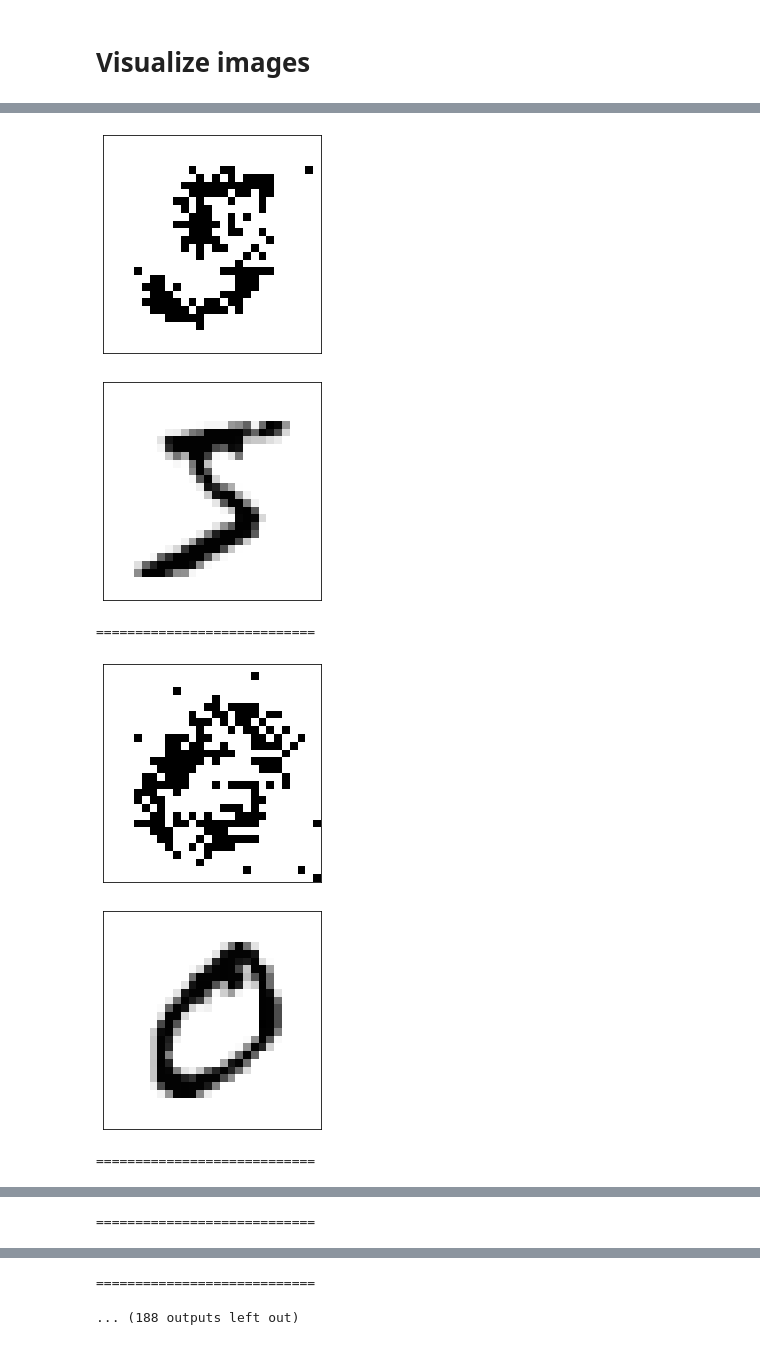
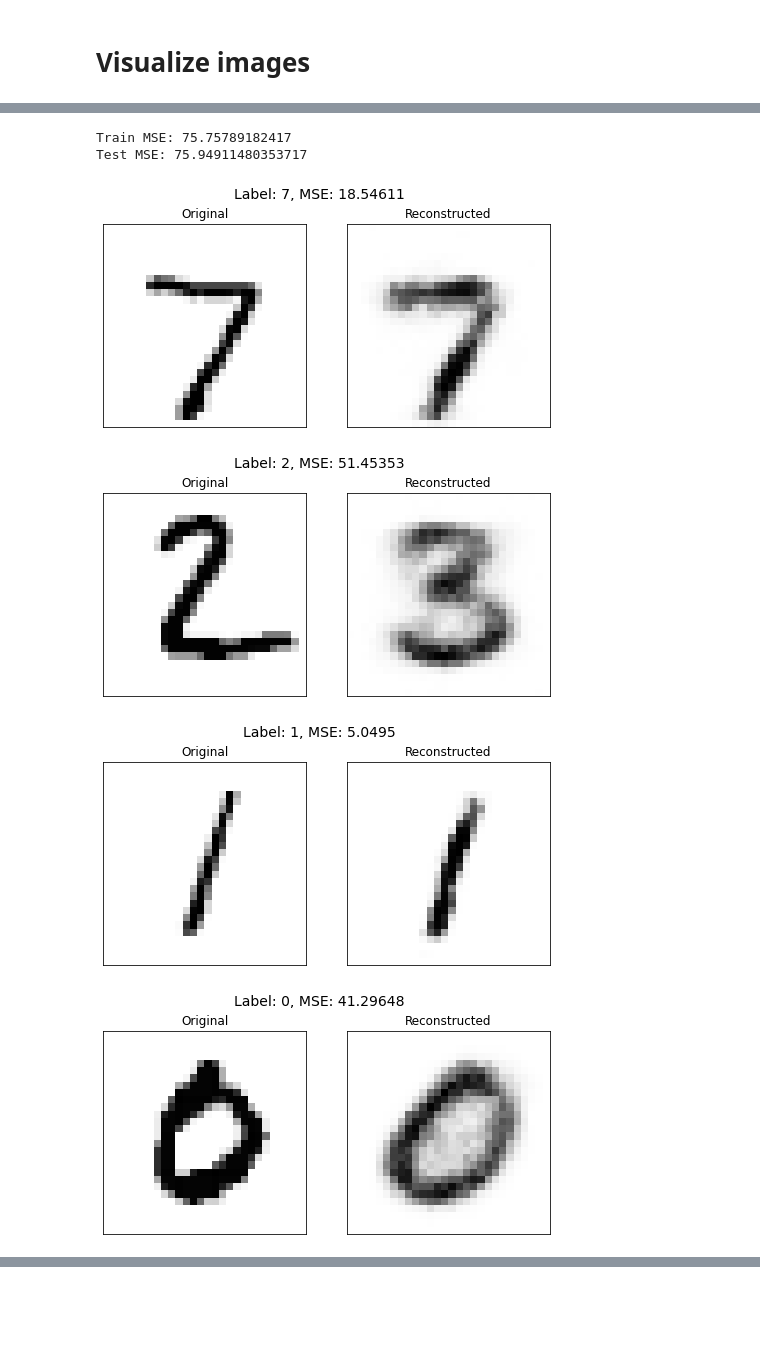
Before and after one commit to DiegoArcelli/ISPR-Midterms, a Jupyter notebook: Midterm2/Assignment2/rbm.ipynb, the cells around one changed output, grey strips where cells are left out. Saved outputs shown, nothing was run; the diff lists cells and outputs as text; code cells hidden in the pictures; blank space fills up the shorter version.

```diff
--- a/Midterm2/Assignment2/rbm.ipynb
+++ b/Midterm2/Assignment2/rbm.ipynb
@@ -199,5 +238,5 @@ print(a)
 # %%
-model = RBM(784, 128)
-model.train(train_data, epochs=10, batch_size=64, lr=1)
+model = RBM(784, 64)
+model.train(train_data, epochs=10, batch_size=32, lr=0.75)
 # %% [output]
 Training epoch 1/10
@@ -213,3 +245,0 @@ Training epoch 10/10
-# %%
-model = RBM(784, 128)
-train_data[0].reshape(1, -1).shape
@@ -218,14 +246,28 @@ train_data[0].reshape(1, -1).shape
+# %%
+train_size = train_data.shape[0]
+test_size = test_data.shape[0]
+
+train_input = train_data.reshape(train_size, 784)
+test_input = test_data.reshape(test_size, 784)
+
+train_pred, _, _, _ = model.reconstruct(train_input)
+test_pred, _, _, _ = model.reconstruct(test_input)
+
+train_mse = (((train_pred-train_input)**2).sum())/train_size
+test_mse = (((test_pred-test_input)**2).sum())/test_size
+
+print(f"Train MSE: {train_mse}")
+print(f"Test MSE: {test_mse}")
+# %% [output]
+Train MSE: 75.75789182417
+Test MSE: 75.94911480353717
 # %%
-for idx in range(100):
-  y = model.reconstruct(train_data[idx].reshape(1, -1))
-  y.reshape(28, 28).shape
-  visualize_image(y.reshape(28, 28))
-  visualize_image(train_data[idx])
-  print("============================")
+for idx in range(10):
+  v_a, v_p, h_a, h_p = model.reconstruct(test_data[idx].reshape(1, -1))
+  plot_result(test_data[idx], v_p.reshape(28, 28), test_label[idx])
+  print("\n\n\n\n")
 # %% [output]
-[figure, old version]
+[figure, new version]
-[figure, old version]
+[figure, new version]
-============================
-[figure, old version]
+[figure, new version]
-[figure, old version]
+[figure, new version]
-============================
@@ -234 +275,0 @@ for idx in range(100):
-============================
@@ -237,2 +277,0 @@ for idx in range(100):
-============================
-... (188 outputs left out)
```
Also changed, not shown: parts of 14 cells of this notebook.
